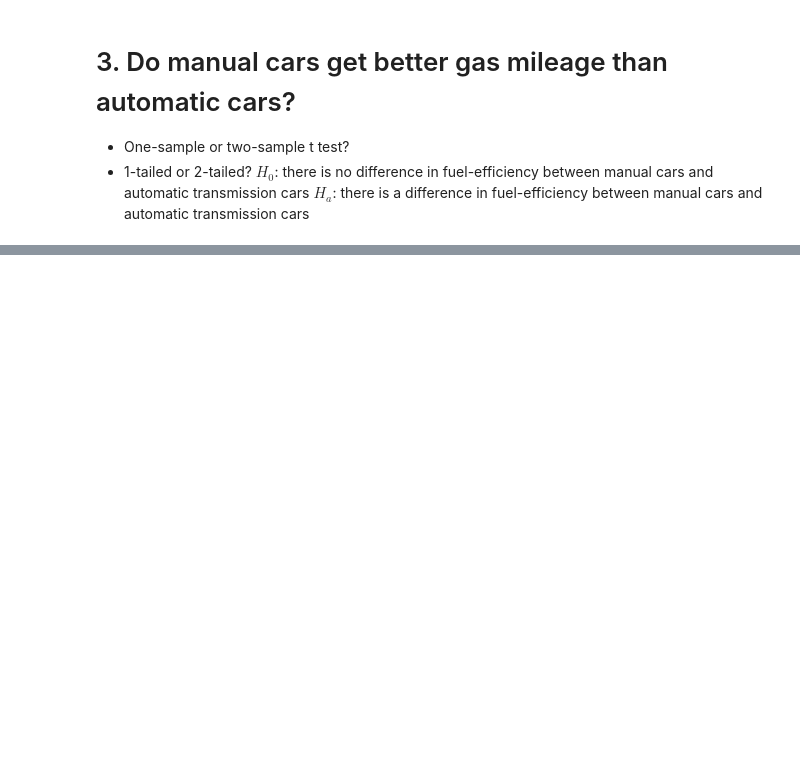
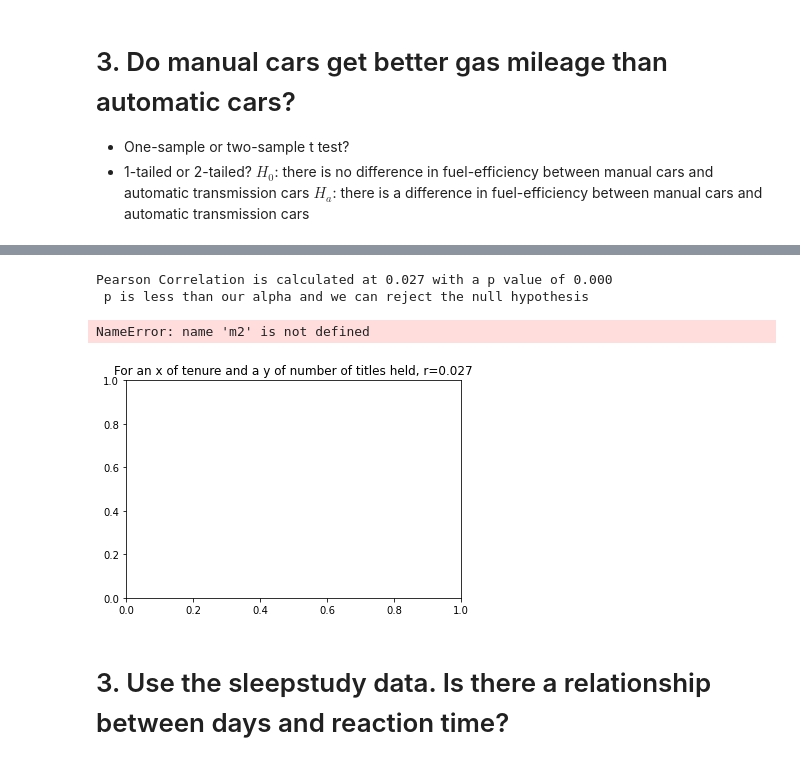
Before and after one commit to katherinesalazar/statistics-exercises, a Jupyter notebook: hypothesis_testing.ipynb, the cells around one changed output, grey strips where cells are left out. Saved outputs shown, nothing was run; the diff lists cells and outputs as text; code cells hidden in the pictures; blank space fills up the shorter version.

```diff
--- a/hypothesis_testing.ipynb
+++ b/hypothesis_testing.ipynb
@@ -389,0 +541,13 @@ Text(0.5, 1.0, 'Is mileage different by transmission type?')
+# %%
+print(f'Pearson Correlation is calculated at {r:.3f} with a p value of {p:.3f}')
+if p < 0.05:
+    print(f' p is less than our alpha and we can reject the null hypothesis')
+plt.title(f'For an x of tenure and a y of number of titles held, r={r:.3f}')
+plt.scatter(m2['tenure'], m2['titlecount'])
+# %% [output]
+Pearson Correlation is calculated at 0.027 with a p value of 0.000
+ p is less than our alpha and we can reject the null hypothesis
+NameError: name 'm2' is not defined
+[figure, added]
+# %% [markdown]
+# 3. Use the sleepstudy data. Is there a relationship between days and reaction time?
```
Also changed, not shown: parts of 89 cells of this notebook.
